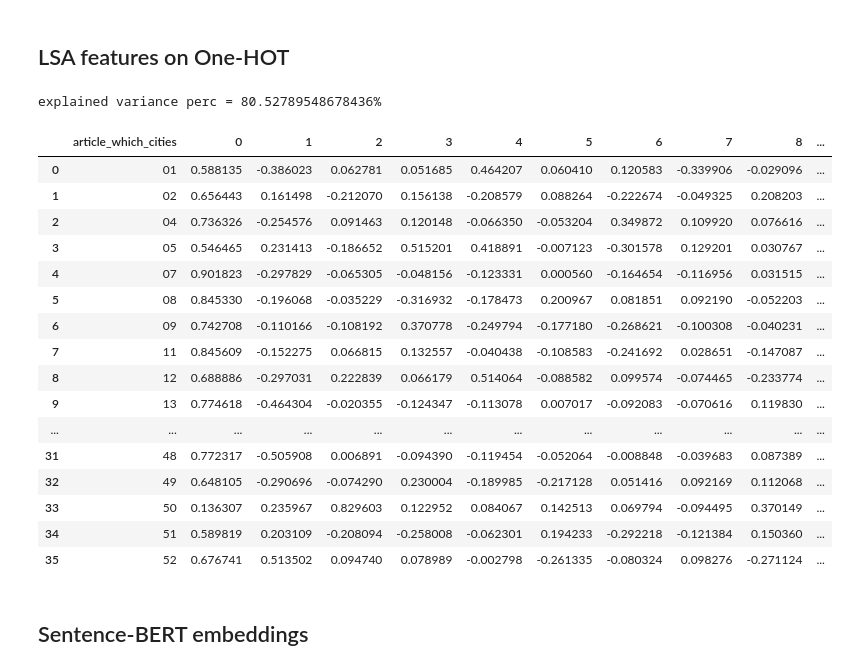
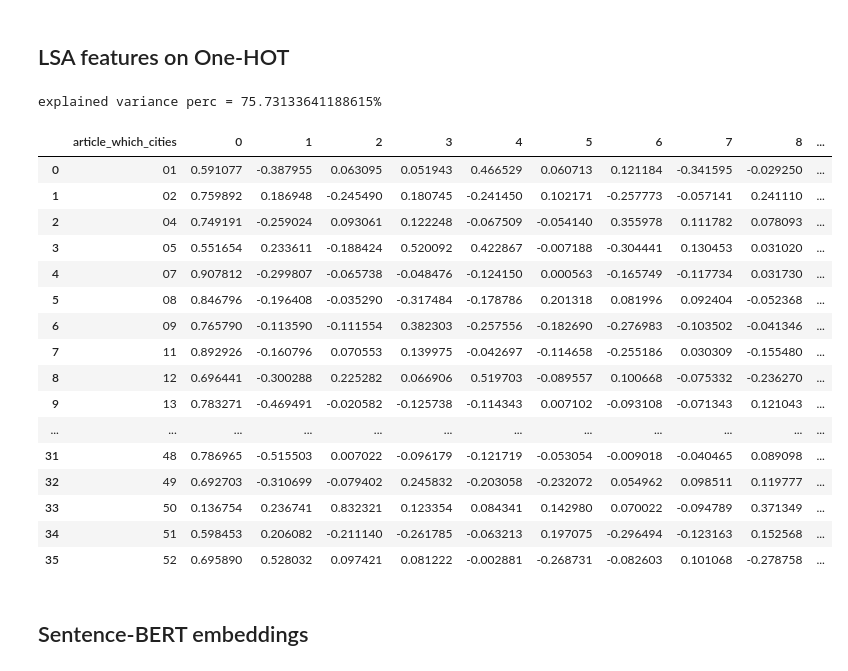
Before and after one commit to mozo64/xai-survey, a Jupyter notebook: src/clustering.ipynb, the cells around one changed output. Drawn from its saved outputs; the diff is of its cells as text; code cells hidden in the pictures.

```diff
--- a/src/clustering.ipynb
+++ b/src/clustering.ipynb
@@ -213,40 +290,28 @@ df_edges_one_hot
 36 rows × 86 columns
 # %% [markdown]
 ## LSA features on One-HOT
-# %%
-def get_LSA(df, column_to_ommit, how_many_dimmension):
-  svd = TruncatedSVD(how_many_dimmension) # >~ 70%
-  normalizer = Normalizer(copy=False)
-  lsa = make_pipeline(svd, normalizer)
-
-  df_edges_lsa = pd.DataFrame(lsa.fit_transform(df.loc[:, df.columns != column_to_ommit]))
-  print(f"explained variance perc = {svd.explained_variance_ratio_.sum()*100}%")
-
-  df_edges_lsa = pd.concat([df['article_which_cities'], df_edges_lsa], axis=1, join="inner")
-  df_edges_lsa['cluster_kmeans'] = -1
-  return df_edges_lsa
-
-df_edges_lsa = get_LSA(df_edges_one_hot, 'article_which_cities', 14)
-df_edges_lsa
-# %% [output]
-explained variance perc = 80.52789548678436%
-|  | article_which_cities | 0 | 1 | 2 | 3 | 4 | 5 | 6 | 7 | 8 | ... |
-| 0 | 01 | 0.588135 | -0.386023 | 0.062781 | 0.051685 | 0.464207 | 0.060410 | 0.120583 | -0.339906 | -0.029096 | ... |
-| 1 | 02 | 0.656443 | 0.161498 | -0.212070 | 0.156138 | -0.208579 | 0.088264 | -0.222674 | -0.049325 | 0.208203 | ... |
-| 2 | 04 | 0.736326 | -0.254576 | 0.091463 | 0.120148 | -0.066350 | -0.053204 | 0.349872 | 0.109920 | 0.076616 | ... |
-| 3 | 05 | 0.546465 | 0.231413 | -0.186652 | 0.515201 | 0.418891 | -0.007123 | -0.301578 | 0.129201 | 0.030767 | ... |
-| 4 | 07 | 0.901823 | -0.297829 | -0.065305 | -0.048156 | -0.123331 | 0.000560 | -0.164654 | -0.116956 | 0.031515 | ... |
-| 5 | 08 | 0.845330 | -0.196068 | -0.035229 | -0.316932 | -0.178473 | 0.200967 | 0.081851 | 0.092190 | -0.052203 | ... |
-| 6 | 09 | 0.742708 | -0.110166 | -0.108192 | 0.370778 | -0.249794 | -0.177180 | -0.268621 | -0.100308 | -0.040231 | ... |
-| 7 | 11 | 0.845609 | -0.152275 | 0.066815 | 0.132557 | -0.040438 | -0.108583 | -0.241692 | 0.028651 | -0.147087 | ... |
-| 8 | 12 | 0.688886 | -0.297031 | 0.222839 | 0.066179 | 0.514064 | -0.088582 | 0.099574 | -0.074465 | -0.233774 | ... |
-| 9 | 13 | 0.774618 | -0.464304 | -0.020355 | -0.124347 | -0.113078 | 0.007017 | -0.092083 | -0.070616 | 0.119830 | ... |
-| ... | ... | ... | ... | ... | ... | ... | ... | ... | ... | ... | ... |
-| 31 | 48 | 0.772317 | -0.505908 | 0.006891 | -0.094390 | -0.119454 | -0.052064 | -0.008848 | -0.039683 | 0.087389 | ... |
-| 32 | 49 | 0.648105 | -0.290696 | -0.074290 | 0.230004 | -0.189985 | -0.217128 | 0.051416 | 0.092169 | 0.112068 | ... |
-| 33 | 50 | 0.136307 | 0.235967 | 0.829603 | 0.122952 | 0.084067 | 0.142513 | 0.069794 | -0.094495 | 0.370149 | ... |
-| 34 | 51 | 0.589819 | 0.203109 | -0.208094 | -0.258008 | -0.062301 | 0.194233 | -0.292218 | -0.121384 | 0.150360 | ... |
-| 35 | 52 | 0.676741 | 0.513502 | 0.094740 | 0.078989 | -0.002798 | -0.261335 | -0.080324 | 0.098276 | -0.271124 | ... |
+# %%
+df_edges_lsa = get_LSA(df_edges_one_hot, 'article_which_cities', 12)
+df_edges_lsa
+# %% [output]
+explained variance perc = 75.73133641188615%
+|  | article_which_cities | 0 | 1 | 2 | 3 | 4 | 5 | 6 | 7 | 8 | ... |
+| 0 | 01 | 0.591077 | -0.387955 | 0.063095 | 0.051943 | 0.466529 | 0.060713 | 0.121184 | -0.341595 | -0.029250 | ... |
+| 1 | 02 | 0.759892 | 0.186948 | -0.245490 | 0.180745 | -0.241450 | 0.102171 | -0.257773 | -0.057141 | 0.241110 | ... |
+| 2 | 04 | 0.749191 | -0.259024 | 0.093061 | 0.122248 | -0.067509 | -0.054140 | 0.355978 | 0.111782 | 0.078093 | ... |
+| 3 | 05 | 0.551654 | 0.233611 | -0.188424 | 0.520092 | 0.422867 | -0.007188 | -0.304441 | 0.130453 | 0.031020 | ... |
+| 4 | 07 | 0.907812 | -0.299807 | -0.065738 | -0.048476 | -0.124150 | 0.000563 | -0.165749 | -0.117734 | 0.031730 | ... |
+| 5 | 08 | 0.846796 | -0.196408 | -0.035290 | -0.317484 | -0.178786 | 0.201318 | 0.081996 | 0.092404 | -0.052368 | ... |
+| 6 | 09 | 0.765790 | -0.113590 | -0.111554 | 0.382303 | -0.257556 | -0.182690 | -0.276983 | -0.103502 | -0.041346 | ... |
+| 7 | 11 | 0.892926 | -0.160796 | 0.070553 | 0.139975 | -0.042697 | -0.114658 | -0.255186 | 0.030309 | -0.155480 | ... |
+| 8 | 12 | 0.696441 | -0.300288 | 0.225282 | 0.066906 | 0.519703 | -0.089557 | 0.100668 | -0.075332 | -0.236270 | ... |
+| 9 | 13 | 0.783271 | -0.469491 | -0.020582 | -0.125738 | -0.114343 | 0.007102 | -0.093108 | -0.071343 | 0.121043 | ... |
+| ... | ... | ... | ... | ... | ... | ... | ... | ... | ... | ... | ... |
+| 31 | 48 | 0.786965 | -0.515503 | 0.007022 | -0.096179 | -0.121719 | -0.053054 | -0.009018 | -0.040465 | 0.089098 | ... |
+| 32 | 49 | 0.692703 | -0.310699 | -0.079402 | 0.245832 | -0.203058 | -0.232072 | 0.054962 | 0.098511 | 0.119777 | ... |
+| 33 | 50 | 0.136754 | 0.236741 | 0.832321 | 0.123354 | 0.084341 | 0.142980 | 0.070022 | -0.094789 | 0.371349 | ... |
+| 34 | 51 | 0.598453 | 0.206082 | -0.211140 | -0.261785 | -0.063213 | 0.197075 | -0.296494 | -0.123163 | 0.152568 | ... |
+| 35 | 52 | 0.695890 | 0.528032 | 0.097421 | 0.081222 | -0.002881 | -0.268731 | -0.082603 | 0.101068 | -0.278758 | ... |
 # %% [markdown]
 ## Sentence-BERT embeddings
 # %%
```
Also changed, not shown: parts of 13 cells of this notebook.
